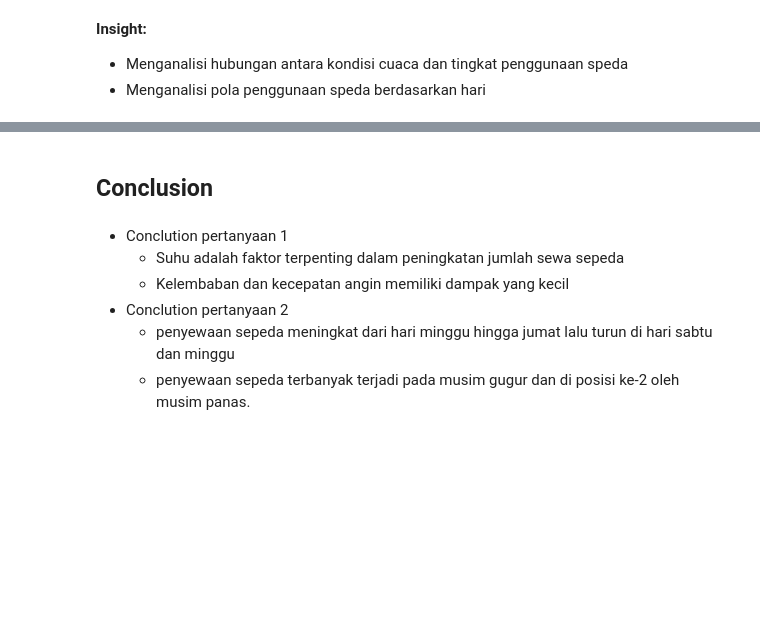
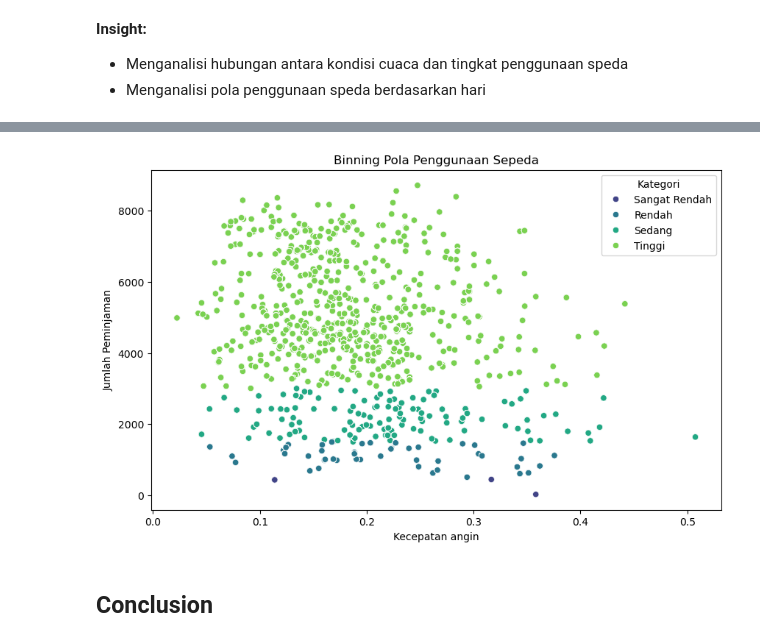
Before and after one commit to UndefinedE02/Bike-sharing-analisis, a Jupyter notebook: Proyek_Analisis_Data.ipynb, the cells around one changed output, grey strips where cells are left out. Drawn from its saved outputs; the diff is of its cells as text; code cells hidden in the pictures; blank space fills up the shorter version.

```diff
--- a/Proyek_Analisis_Data.ipynb
+++ b/Proyek_Analisis_Data.ipynb
@@ -235,9 +383,13 @@ plt.show()
+# %%
+# Visualisasi hasil binning (berdasarkan kecepatan angin)
+plt.figure(figsize=(10,6))
+sns.scatterplot(x=data_gabungan['windspeed_day'], y=data_gabungan['cnt_day'], hue=data_gabungan['cluster'], palette='viridis')
+plt.xlabel('Kecepatan angin')
+plt.ylabel('Jumlah Peminjaman')
+plt.title('Binning Pola Penggunaan Sepeda')
+plt.legend(title='Kategori')
+plt.show()
+# %% [output]
+[figure, added]
 # %% [markdown]
 ## Conclusion
-# %% [markdown]
-- Conclution pertanyaan 1
-	- Suhu adalah faktor terpenting dalam peningkatan jumlah sewa sepeda
-	- Kelembaban dan kecepatan angin memiliki dampak yang kecil
-- Conclution pertanyaan 2
-	- penyewaan sepeda meningkat dari hari minggu hingga jumat lalu turun di hari sabtu dan minggu
-	- penyewaan sepeda terbanyak terjadi pada musim gugur dan di posisi ke-2 oleh musim panas.
```
Also changed, not shown: parts of 30 cells of this notebook, 4 other files.
